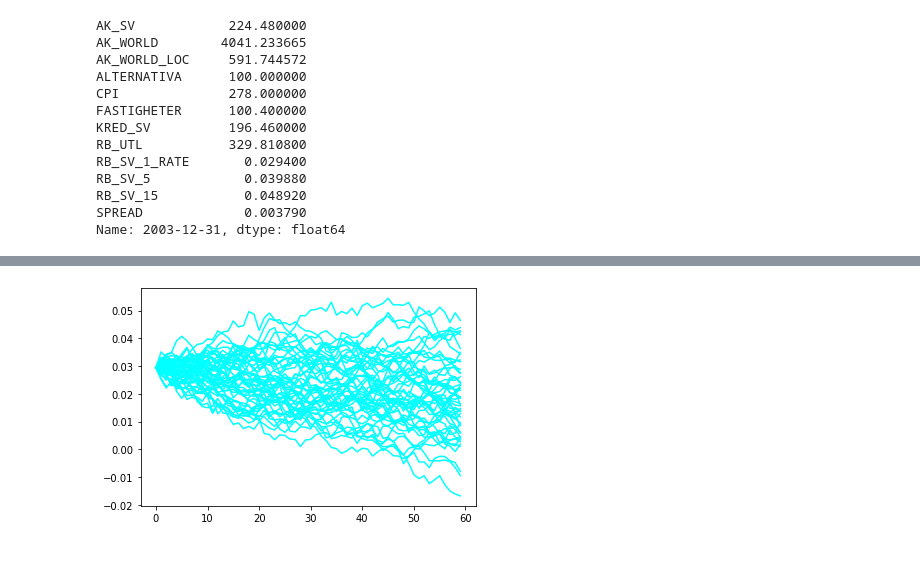
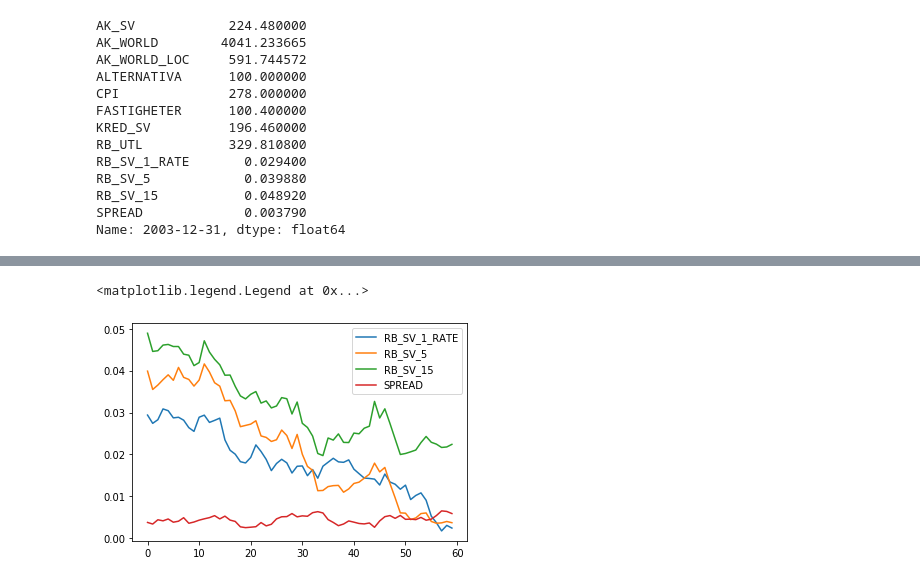
Before and after one commit to holmen1/economic-scenario-generator, a Jupyter notebook: 3.simulation.ipynb, the cells around one changed output, grey strips where cells are left out. Saved outputs shown, nothing was run; the diff lists cells and outputs as text; code cells hidden in the pictures.

```diff
--- a/3.simulation.ipynb
+++ b/3.simulation.ipynb
@@ -76,6 +73,0 @@ ri = np.where(s0.index == 'RB_SV_1_RATE')[0][0]
-# %%
-S0 = s0.to_numpy()[[Si, ri]]
-a = ar.to_numpy()[[Si, ri]]
-mu = mean.to_numpy()[[Si, ri]]
-sigma = np.sqrt(variance.to_numpy()[[Si, ri]])
-Noise = dB[[Si, ri],:]
@@ -92,4 +73,0 @@ ESG = EconomicScenarioGenerator(S0, a, mu, sigma, Noise)
-# %%
-N = 10000
-steps = 60
-interval = 12
@@ -107,5 +74,12 @@ for s in AK[:50]:
-# %%
-for r in RB[:50]:
-    plt.plot(r.T, color='cyan')
-# %% [output]
-[figure, removed]
+# %%
+dB = NG.brown_steps(Corr, N * steps)
+ESG = EconomicScenarioGenerator(S0, a, mu, sigma, dB)
+S1, R1 = ESG.get_scenarios(N, steps, interval)
+i = 0
+for r in R1[0]:
+    plt.plot(r, label=s0.index[np.where(a != 0)[0][i]])
+    i += 1
+plt.legend()
+# %% [output]
+<matplotlib.legend.Legend at 0x...>
+[figure, added]
```
Also changed, not shown: parts of 22 cells of this notebook, 4 other files.
